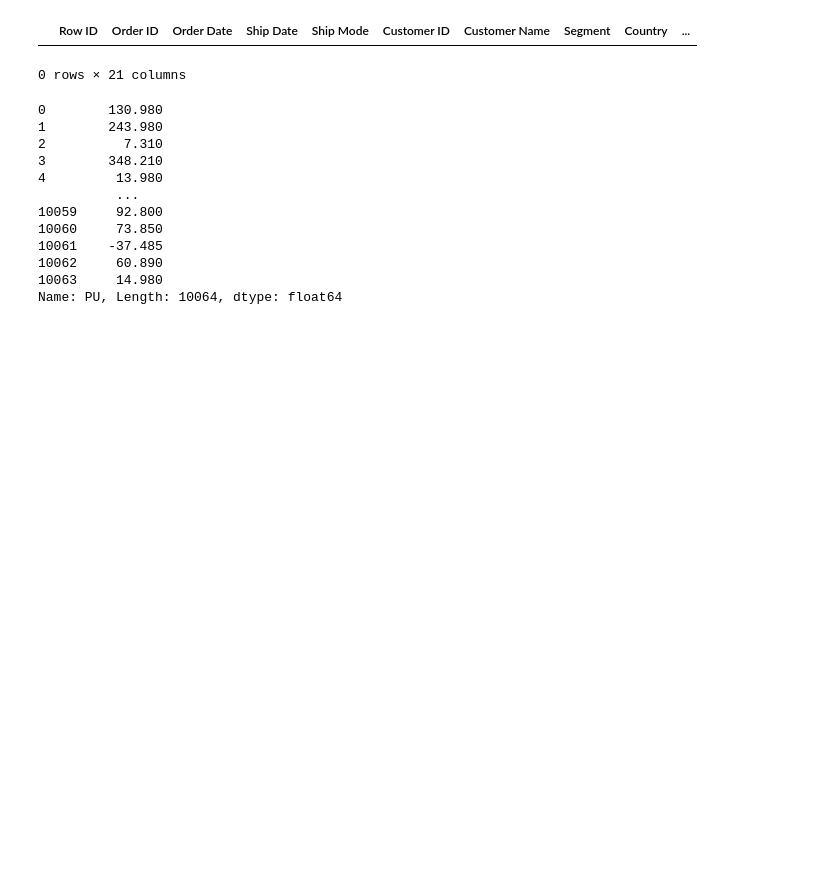
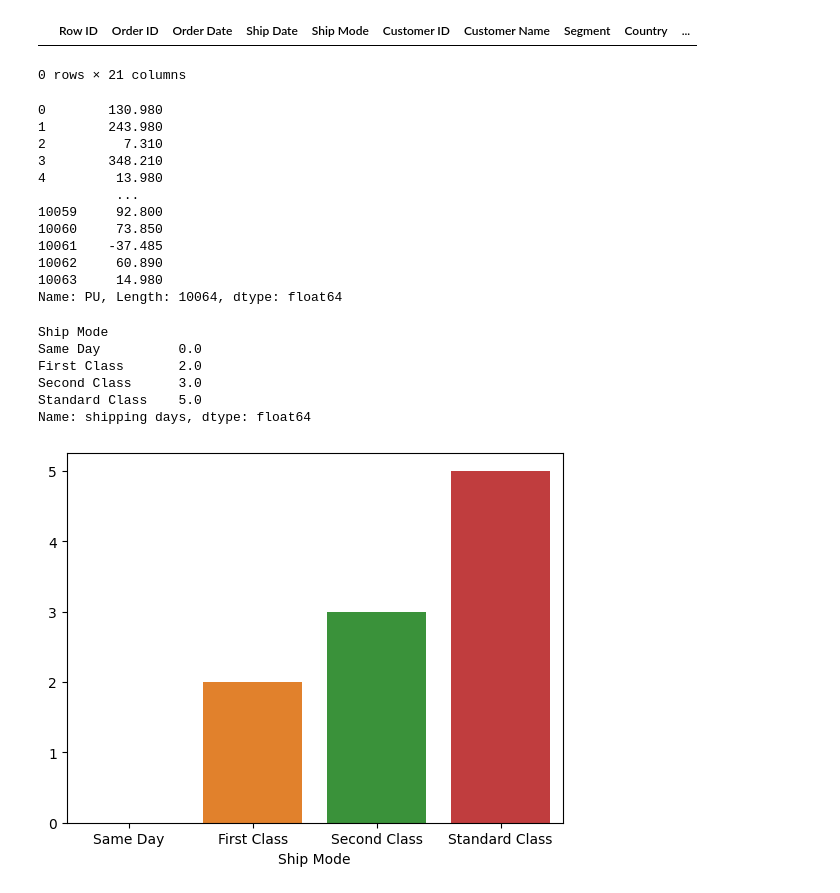
Before and after one commit to d-anasx/DataStore360, a Jupyter notebook: notebooks/01_eda.ipynb, the cells around one changed output. Saved outputs shown, nothing was run; the diff lists cells and outputs as text; code cells hidden in the pictures; blank space fills up the shorter version.

Commit message:
start cleaning

```diff
--- a/notebooks/01_eda.ipynb
+++ b/notebooks/01_eda.ipynb
@@ -211,3 +254,35 @@ outliers = (df_test['PU'] < lower) | (df_test['PU'] > upper)
 10062     60.890
 10063     14.980
 Name: PU, Length: 10064, dtype: float64
+# %%
+df_clean = pd.read_csv("C:/Users/Youcode/Desktop/DEV Ai/DataStore360/data/processed/store_data.csv", encoding="latin-1")
+# %%
+#calculating the average shipping days for each shipping mode
+df_clean['Order Date'] = pd.to_datetime(df_clean['Order Date'], format='mixed', errors='coerce')
+
+df_clean['Ship Date'] = pd.to_datetime(df_clean['Ship Date'] , format='mixed' , errors='coerce')
+df_clean['shipping days'] = (df_clean['Ship Date'] - df_clean['Order Date']).dt.days
+
+# df_clean[['Order Date','Ship Date','shipping days']]
+
+invalid_dates = df_clean["Ship Date"] < df_clean["Order Date"]
+
+df_valid_dates = df_clean[~invalid_dates].copy()
+
+avg_shipping = df_valid_dates.groupby('Ship Mode')['shipping days'].mean().apply(np.floor).sort_values()
+
+print(avg_shipping)
+
+sns.barplot(
+    x=avg_shipping.index,
+    y=avg_shipping.values
+)
+plt.show()
+# %% [output]
+Ship Mode
+Same Day          0.0
+First Class       2.0
+Second Class      3.0
+Standard Class    5.0
+Name: shipping days, dtype: float64
+[figure, added]
```
Also changed, not shown: parts of 2 cells of this notebook, 2 other files.
